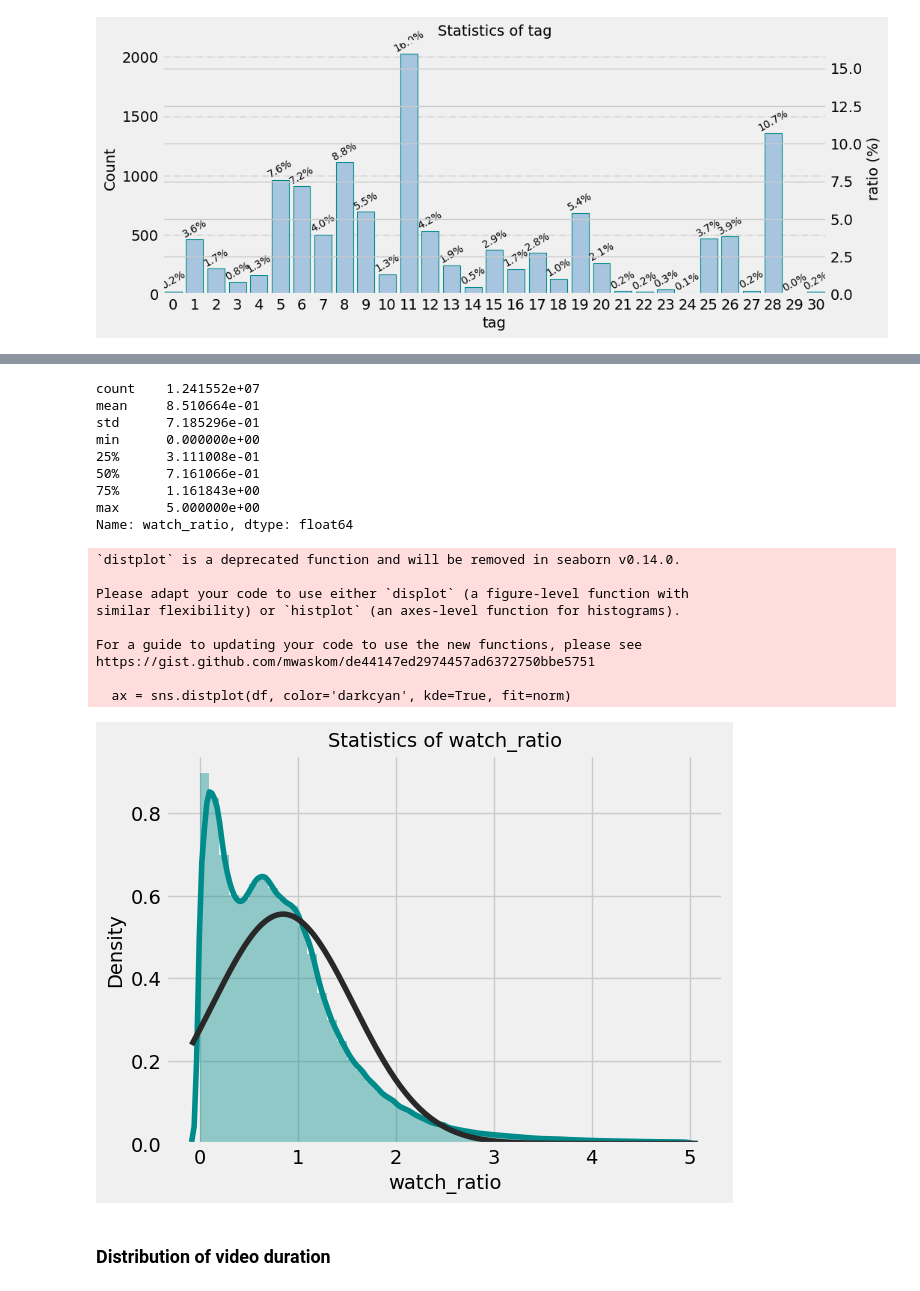
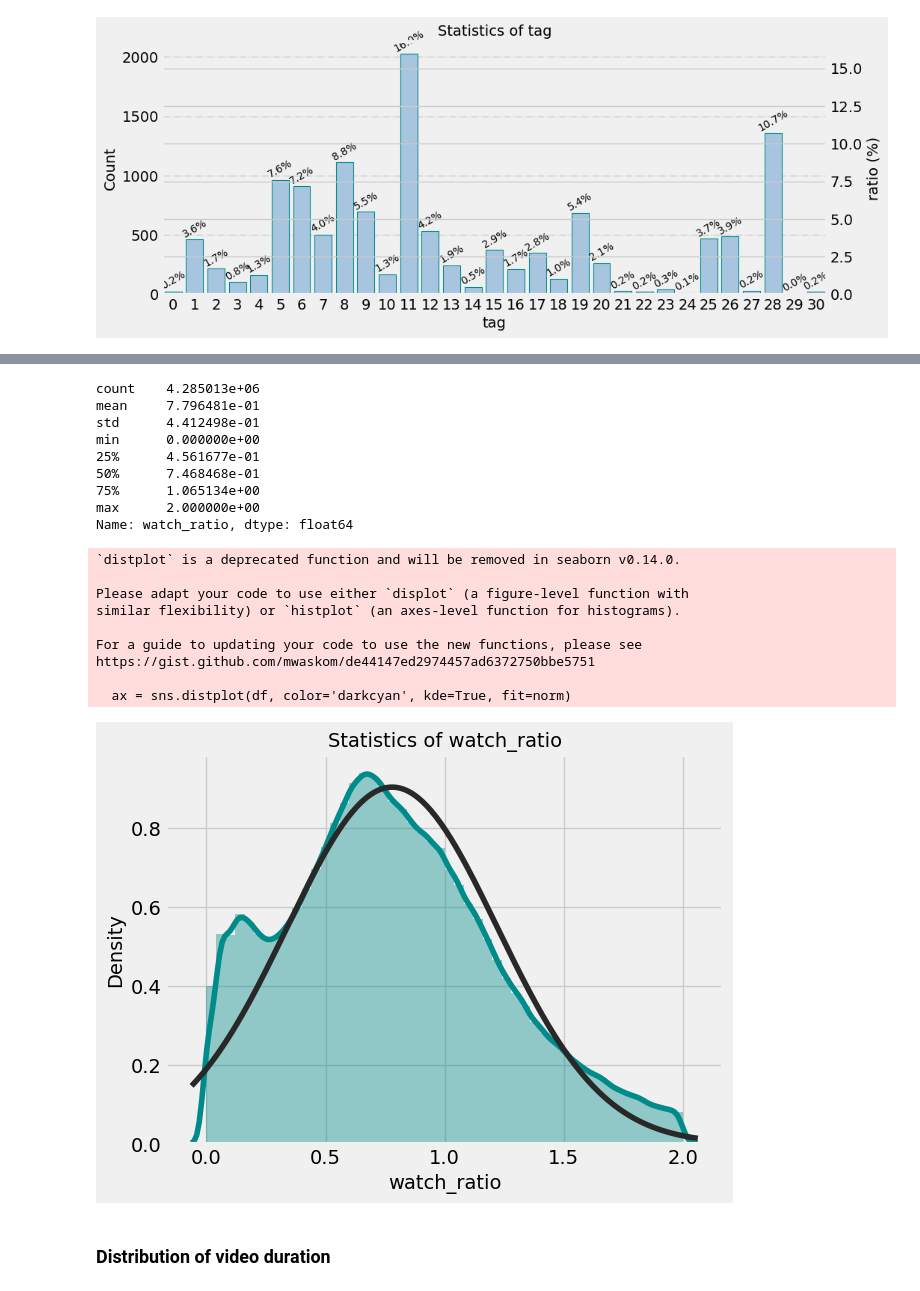
Before and after one commit to Lazyyx/FinalProject_2025_Leo_Lopes, a Jupyter notebook: EDA_advanced.ipynb, the cells around one changed output, grey strips where cells are left out. Saved outputs shown, nothing was run; the diff lists cells and outputs as text; code cells hidden in the pictures.

```diff
--- a/EDA_advanced.ipynb
+++ b/EDA_advanced.ipynb
@@ -9,9 +9,9 @@ This notebook aims to perform some EDA, in addition to the given ones in EDA.ipy
 
 *Applying `eval` to each entry in the corresponding column, converting string representations of Python literals into their actual Python objects.*
 # %%
-from load_clean import load_data
+from load_clean import load_and_clean_data
 
-big_matrix, small_matrix, social_network, item_categories, user_features, item_daily_features = load_data()
+big_matrix, small_matrix, social_network, item_categories, user_features, item_daily_features = load_and_clean_data()
 # %% [output]
 Loading big and small matrices...
 Loading social network...
@@ -178,29 +192,29 @@ visual_statistics_discrete(all_feat, "tag", size=(12,4.5))
 # %%
-# watch_ratio = small_matrix.watch_ratio[small_matrix.watch_ratio <= 5]
-watch_ratio = big_matrix.watch_ratio[big_matrix.watch_ratio <= 5]
+watch_ratio = small_matrix.watch_ratio[small_matrix.watch_ratio <= 2] #change threshold to zoom in
+# watch_ratio = big_matrix.watch_ratio[big_matrix.watch_ratio <= 5]
 
 print(watch_ratio.describe())
 visual_continue(watch_ratio)
 # %% [output]
-count    1.241552e+07
-mean     8.510664e-01
-std      7.185296e-01
+count    4.285013e+06
+mean     7.796481e-01
+std      4.412498e-01
 min      0.000000e+00
-25%      3.111008e-01
-50%      7.161066e-01
-75%      1.161843e+00
-max      5.000000e+00
+25%      4.561677e-01
+50%      7.468468e-01
+75%      1.065134e+00
+max      2.000000e+00
 Name: watch_ratio, dtype: float64
 `distplot` is a deprecated function and will be removed in seaborn v0.14.0.
 
 Please adapt your code to use either `displot` (a figure-level function with
 similar flexibility) or `histplot` (an axes-level function for histograms).
 
 For a guide to updating your code to use the new functions, please see
 https://gist.github.com/mwaskom/de44147ed2974457ad6372750bbe5751
 
   ax = sns.distplot(df, color='darkcyan', kde=True, fit=norm)
-[figure, old version]
+[figure, new version]
 # %% [markdown]
 ### Distribution of video duration
 # %%
```
Also changed, not shown: parts of 7 cells of this notebook, 3 other files.
